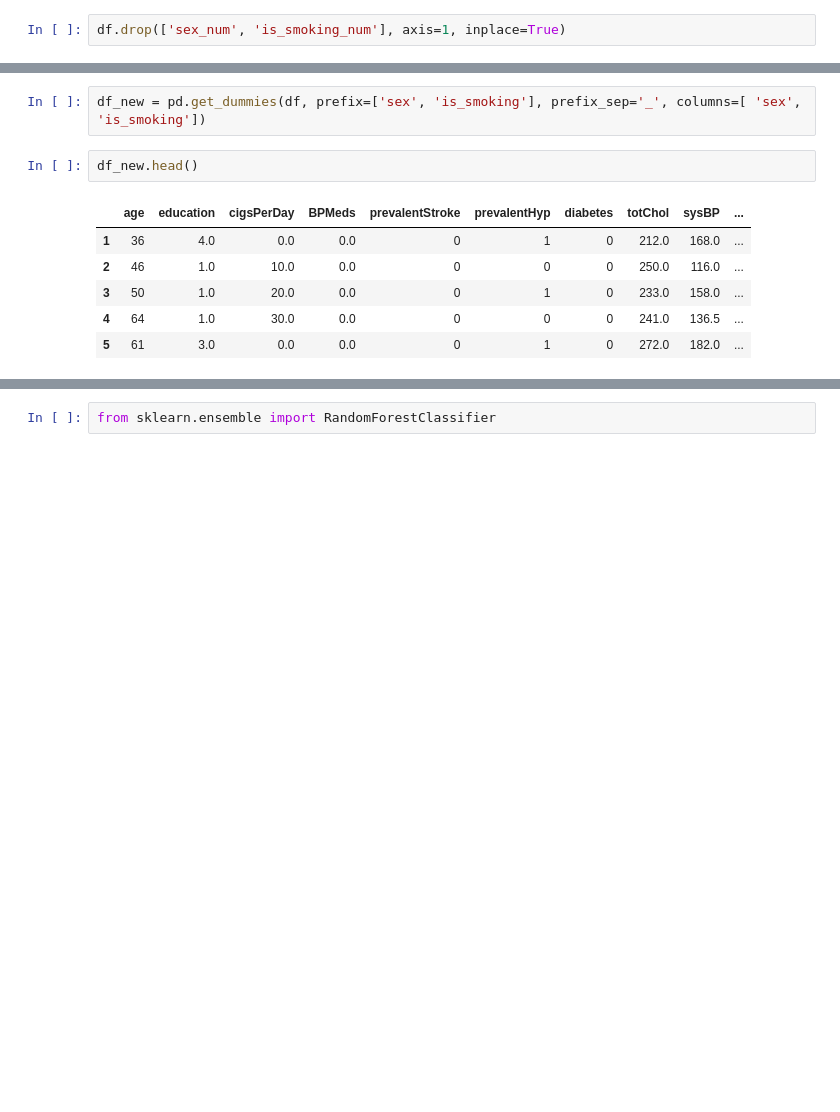
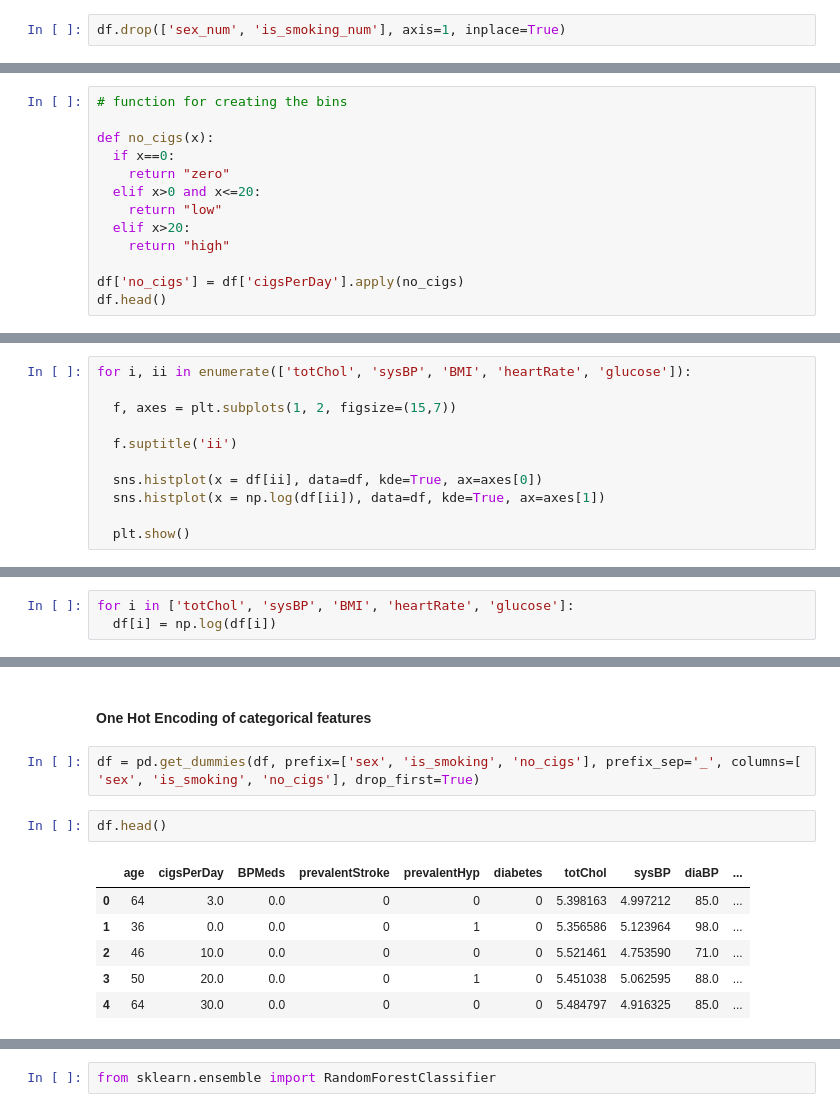
Before and after one commit to nikhilans/CHDRisk-Classification, a Jupyter notebook: CH_Nikhila_N_S_Cardiovascular_Risk_Prediction.ipynb, the cells around one changed output, grey strips where cells are left out. Saved outputs shown, nothing was run; the diff lists cells and outputs as text; blank space fills up the shorter version.

```diff
--- a/CH_Nikhila_N_S_Cardiovascular_Risk_Prediction.ipynb
+++ b/CH_Nikhila_N_S_Cardiovascular_Risk_Prediction.ipynb
@@ -551,0 +626,13 @@ df.head()
+# %%
+# function for creating the bins
+
+def no_cigs(x):
+  if x==0:
+    return "zero"
+  elif x>0 and x<=20:
+    return "low"
+  elif x>20:
+    return "high"
+
+df['no_cigs'] = df['cigsPerDay'].apply(no_cigs)
+df.head()
@@ -551,0 +655,11 @@ df.head()
+# %%
+for i, ii in enumerate(['totChol', 'sysBP', 'BMI', 'heartRate', 'glucose']):
+
+  f, axes = plt.subplots(1, 2, figsize=(15,7))
+
+  f.suptitle('ii')
+
+  sns.histplot(x = df[ii], data=df, kde=True, ax=axes[0])
+  sns.histplot(x = np.log(df[ii]), data=df, kde=True, ax=axes[1])
+
+  plt.show()
@@ -551,0 +674,3 @@ df.head()
+# %%
+for i in ['totChol', 'sysBP', 'BMI', 'heartRate', 'glucose']:
+  df[i] = np.log(df[i])
@@ -552,11 +686,13 @@ df.head()
+# %% [markdown]
+#### One Hot Encoding of categorical features
 # %%
-df_new = pd.get_dummies(df, prefix=['sex', 'is_smoking'], prefix_sep='_', columns=[ 'sex', 'is_smoking'])
+df = pd.get_dummies(df, prefix=['sex', 'is_smoking', 'no_cigs'], prefix_sep='_', columns=[ 'sex', 'is_smoking', 'no_cigs'], drop_first=True)
 # %%
-df_new.head()
+df.head()
 # %% [output]
-|  | age | education | cigsPerDay | BPMeds | prevalentStroke | prevalentHyp | diabetes | totChol | sysBP | ... |
-| 1 | 36 | 4.0 | 0.0 | 0.0 | 0 | 1 | 0 | 212.0 | 168.0 | ... |
-| 2 | 46 | 1.0 | 10.0 | 0.0 | 0 | 0 | 0 | 250.0 | 116.0 | ... |
-| 3 | 50 | 1.0 | 20.0 | 0.0 | 0 | 1 | 0 | 233.0 | 158.0 | ... |
-| 4 | 64 | 1.0 | 30.0 | 0.0 | 0 | 0 | 0 | 241.0 | 136.5 | ... |
-| 5 | 61 | 3.0 | 0.0 | 0.0 | 0 | 1 | 0 | 272.0 | 182.0 | ... |
+|  | age | cigsPerDay | BPMeds | prevalentStroke | prevalentHyp | diabetes | totChol | sysBP | diaBP | ... |
+| 0 | 64 | 3.0 | 0.0 | 0 | 0 | 0 | 5.398163 | 4.997212 | 85.0 | ... |
+| 1 | 36 | 0.0 | 0.0 | 0 | 1 | 0 | 5.356586 | 5.123964 | 98.0 | ... |
+| 2 | 46 | 10.0 | 0.0 | 0 | 0 | 0 | 5.521461 | 4.753590 | 71.0 | ... |
+| 3 | 50 | 20.0 | 0.0 | 0 | 1 | 0 | 5.451038 | 5.062595 | 88.0 | ... |
+| 4 | 64 | 30.0 | 0.0 | 0 | 0 | 0 | 5.484797 | 4.916325 | 85.0 | ... |
```
Also changed, not shown: parts of 129 cells of this notebook.
